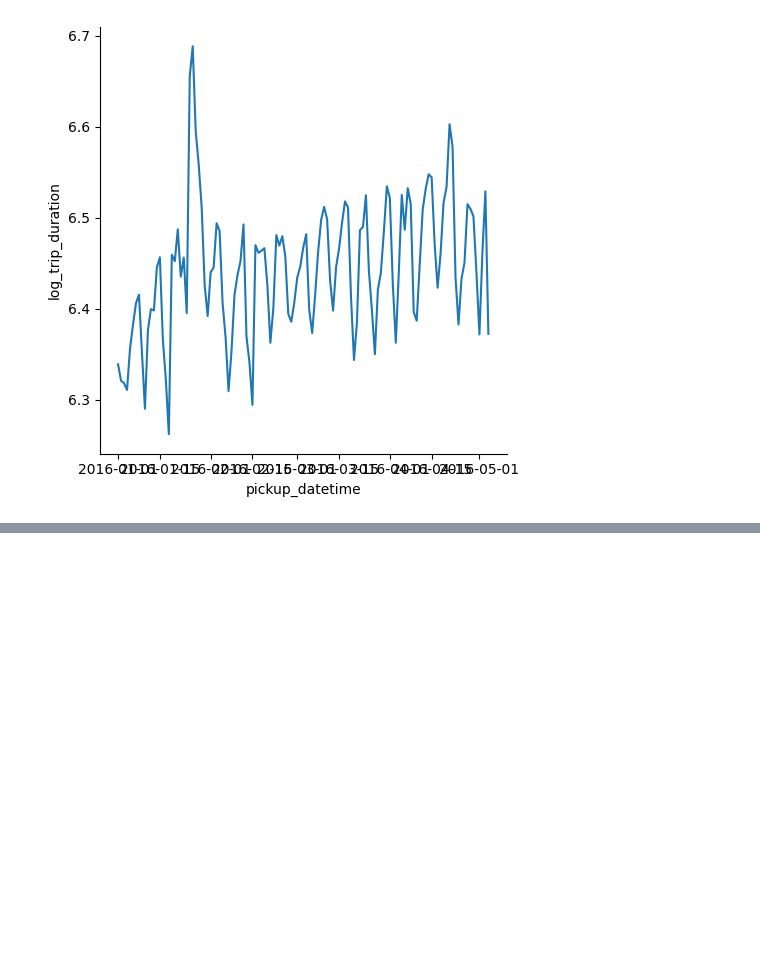
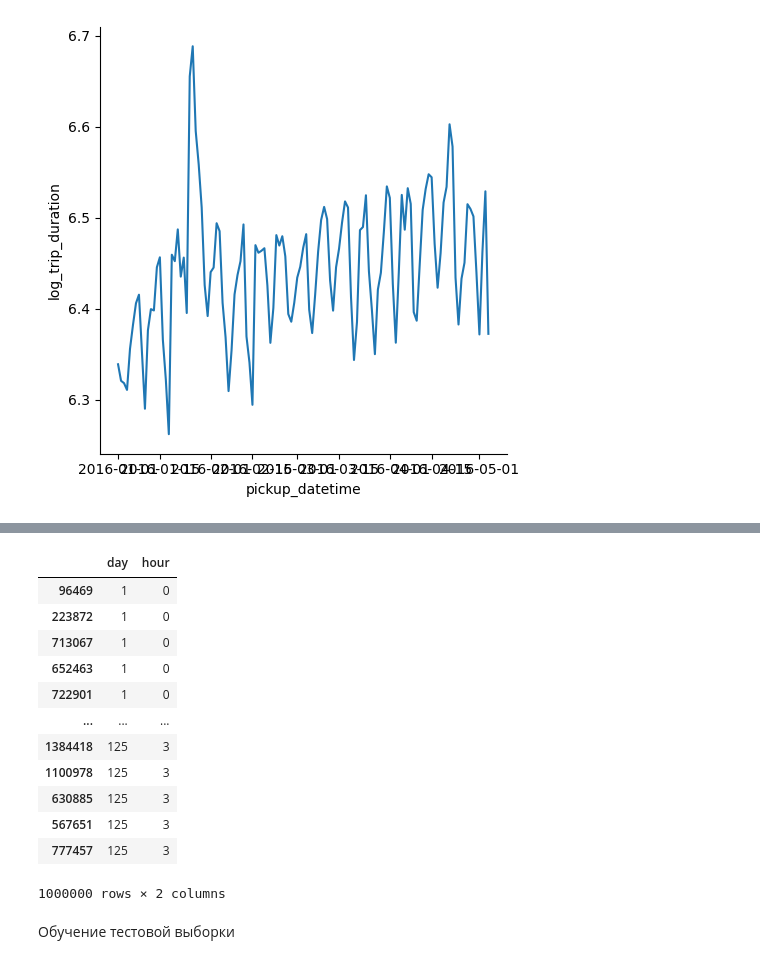
Before and after one commit to GarifullinII/LinearRegression, a Jupyter notebook: linear_regression.ipynb, the cells around one changed output, grey strips where cells are left out. Cells and saved outputs as stored; diff of their text form; code cells hidden in the pictures; blank space fills up the shorter version.

```diff
--- a/linear_regression.ipynb
+++ b/linear_regression.ipynb
@@ -234,0 +253,17 @@ sns.relplot(data=grouped_train.log_trip_duration.aggregate('mean'), kind='line')
+# %%
+import datetime
+
+def create_features(data_frame):
+    X = pd.concat([ # матрица Х, которая будет являться конкатенацией нескольких столбцов
+        data_frame.pickup_datetime.apply(lambda x: x.timetuple().tm_yday),
+        # признак день в году (в линейной регрессии должна быть вещественная переменная)
+        # для каждого элемента pickup_datetime получу объект timetuple, .tm_yday - поле содержит номер дня в году даты с которой работаю
+        data_frame.pickup_datetime.apply(lambda x: x.hour)
+        # час, когда был произведен заказ
+    ], axis=1,
+    # по умолчанию конкатенация вдоль строк, мне надо вдоль столбцов axis=1
+    keys=['day', 'hour']
+    # называю столбцы 'day' и 'hour'
+    )
+
+    return X, data_frame.log_trip_duration
@@ -234,0 +272,2 @@ sns.relplot(data=grouped_train.log_trip_duration.aggregate('mean'), kind='line')
+# %%
+X_train, y_train = create_features(train_df)
@@ -234,0 +289,18 @@ sns.relplot(data=grouped_train.log_trip_duration.aggregate('mean'), kind='line')
+# %%
+X_train
+# %% [output]
+|  | day | hour |
+| 96469 | 1 | 0 |
+| 223872 | 1 | 0 |
+| 713067 | 1 | 0 |
+| 652463 | 1 | 0 |
+| 722901 | 1 | 0 |
+| ... | ... | ... |
+| 1384418 | 125 | 3 |
+| 1100978 | 125 | 3 |
+| 630885 | 125 | 3 |
+| 567651 | 125 | 3 |
+| 777457 | 125 | 3 |
+1000000 rows × 2 columns
+# %% [markdown]
+Обучение тестовой выборки
```
Also changed, not shown: parts of 26 cells of this notebook.
